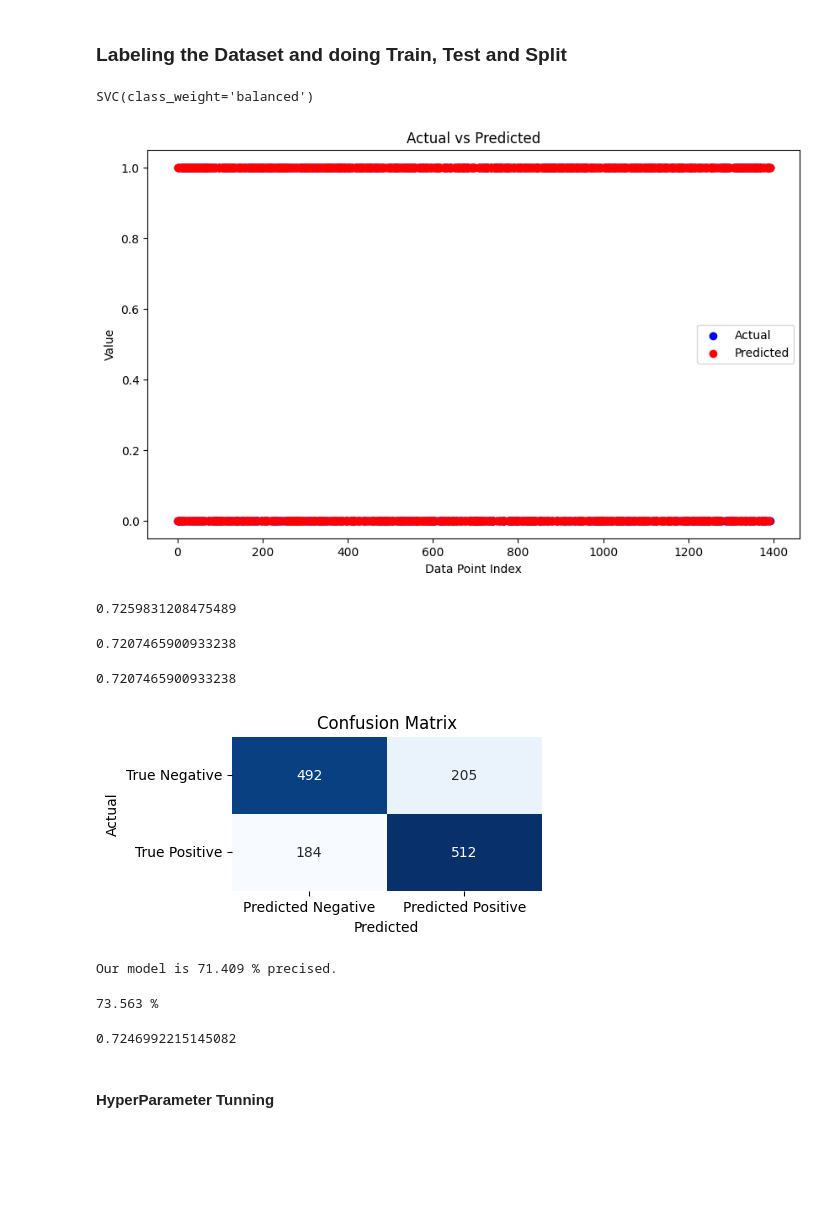
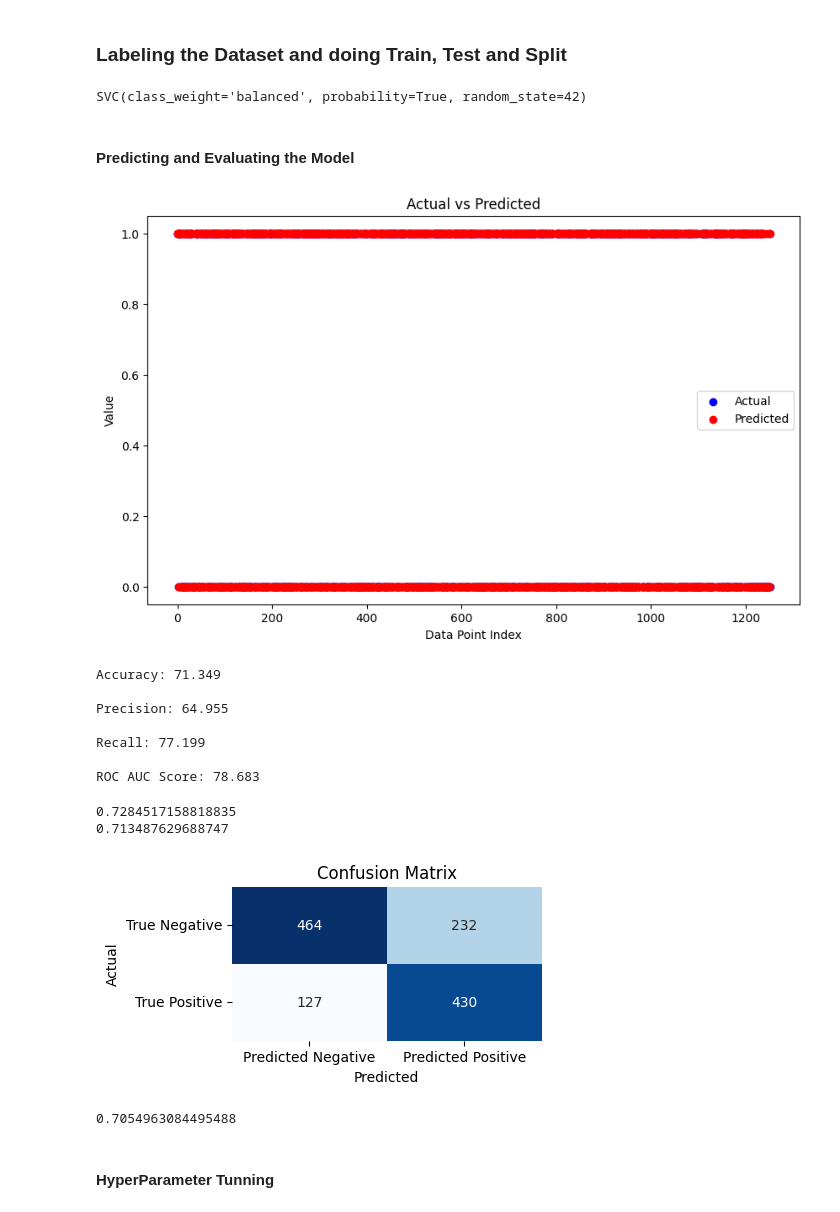
Before and after one commit to Prabinthapa007/Projects, a Jupyter notebook: Project-3_Coronary_Heart_disease_Farmingham/04-Support_Vector_Classifier.ipynb, the cells around one changed output. Saved outputs shown, nothing was run; the diff lists cells and outputs as text; code cells hidden in the pictures; blank space fills up the shorter version.

Commit message:
SVC model and evaluation metrics.

```diff
--- a/Project-3_Coronary_Heart_disease_Farmingham/04-Support_Vector_Classifier.ipynb
+++ b/Project-3_Coronary_Heart_disease_Farmingham/04-Support_Vector_Classifier.ipynb
@@ -30,35 +18,53 @@ X = final_dataset.drop('target', axis=1).to_numpy()
 y = final_dataset.target.to_numpy()
 
 # Train Test and Split
-X_train, X_test, y_train, y_test = train_test_split(X, y, test_size=0.2, stratify=y, shuffle=True, random_state=44)
+X_train, X_test, y_train, y_test = train_test_split(X, y, test_size=0.2, stratify=y, shuffle=True, random_state=42)
+
+# Standardize the data
+scaler = StandardScaler()
+X_train_scaled = scaler.fit_transform(X_train)
+X_test_scaled = scaler.transform(X_test)
 # %%
-clf = SVC(class_weight='balanced')
-clf.fit(X_train, y_train)
+clf = SVC(class_weight='balanced', probability=True, random_state=42)
+clf.fit(X_train_scaled, y_train)
 # %% [output]
-SVC(class_weight='balanced')
+SVC(class_weight='balanced', probability=True, random_state=42)
+# %% [markdown]
+#### Predicting and Evaluating the Model
 # %%
-y_predict = clf.predict(X_test)
+y_pred = clf.predict(X_test_scaled)
 # %%
 plt.figure(figsize=(10, 6))
 plt.scatter(range(len(y_test)), y_test, color='blue', label='Actual')
-plt.scatter(range(len(y_predict)), y_predict, color='red', label='Predicted')
+plt.scatter(range(len(y_pred)), y_pred, color='red', label='Predicted')
 plt.title('Actual vs Predicted')
 plt.xlabel('Data Point Index')
 plt.ylabel('Value')
 plt.legend()
 plt.show()
 # %% [output]
-[figure, old version]
+[figure, new version]
-# %%
-clf.score(X_train, y_train)
-# %% [output]
-0.7259831208475489
-# %%
-clf.score(X_test, y_test)
-# %% [output]
-0.7207465900933238
 # %%
-accuracy = accuracy_score(y_test, y_predict)
-print(accuracy)
+# Accuracy score
+accuracy = accuracy_score(y_test, y_pred)
+print(f"Accuracy: {accuracy*100:.3f}")
+
+# Precision Score
+precision = precision_score(y_test, y_pred)
+print(f"\nPrecision: {precision*100:.3f}")
+
+# Recall Score
+recall = recall_score(y_test, y_pred)
+print(f"\nRecall: {recall*100:.3f}")
+
+# roc_auc Score
+y_proba = clf.predict_proba(X_test_scaled)[:, 1]
+print(f"\nROC AUC Score: {(roc_auc_score(y_test, y_proba))*100:.3f}")
 # %% [output]
-0.7207465900933238
+Accuracy: 71.349
+
+Precision: 64.955
+
+Recall: 77.199
+
+ROC AUC Score: 78.683
@@ -67,28 +71,25 @@ con_m = confusion_matrix(y_test, y_predict)
+# %%
+print(clf.score(X_train_scaled, y_train))
+print(clf.score(X_test_scaled, y_test))
+# %% [output]
+0.7284517158818835
+0.713487629688747
 # %%
+con_m = confusion_matrix(y_test, y_pred)
 plt.figure(figsize=(4, 2))
 sns.heatmap(con_m, annot=True, fmt='d', cmap='Blues', cbar=False,
             xticklabels=['Predicted Negative', 'Predicted Positive'],
             yticklabels=['True Negative', 'True Positive'])
 plt.xlabel('Predicted')
 plt.ylabel('Actual')
 plt.title('Confusion Matrix')
 plt.show()
 # %% [output]
-[figure, old version]
+[figure, new version]
-# %%
-precision = precision_score(y_test, y_predict)
-print(f"Our model is {precision*100:.3f} % precised.")
-# %% [output]
-Our model is 71.409 % precised.
-# %%
-recall= recall_score(y_test, y_predict)
-print(f"{recall*100:.3f} %")
-# %% [output]
-73.563 %
 # %%
-f1_score(y_test, y_predict)
+f1_score(y_test, y_pred)
 # %% [output]
-0.7246992215145082
+0.7054963084495488
 # %% [markdown]
 #### HyperParameter Tunning
 # %%
```
Also changed, not shown: parts of 15 cells of this notebook.
